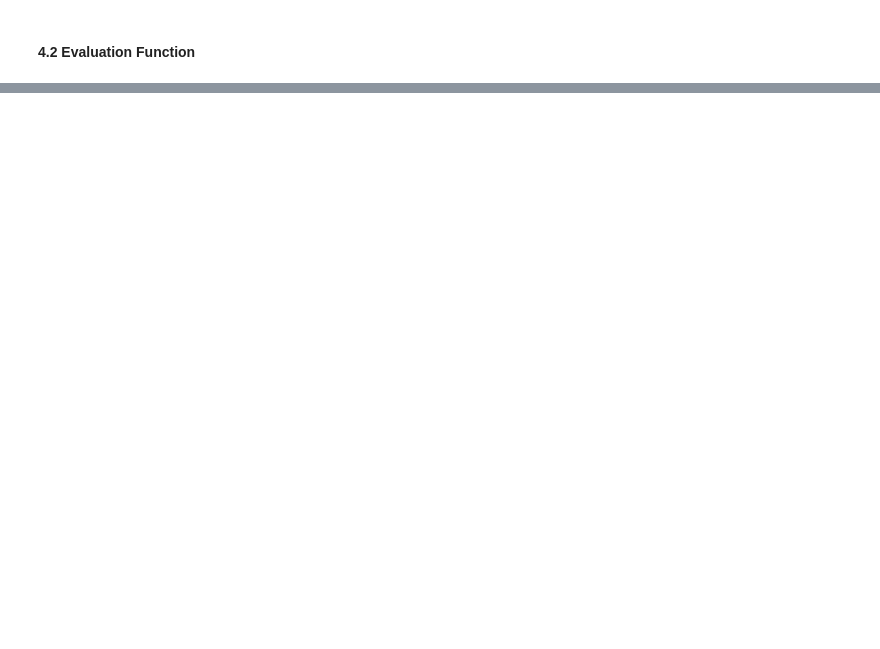
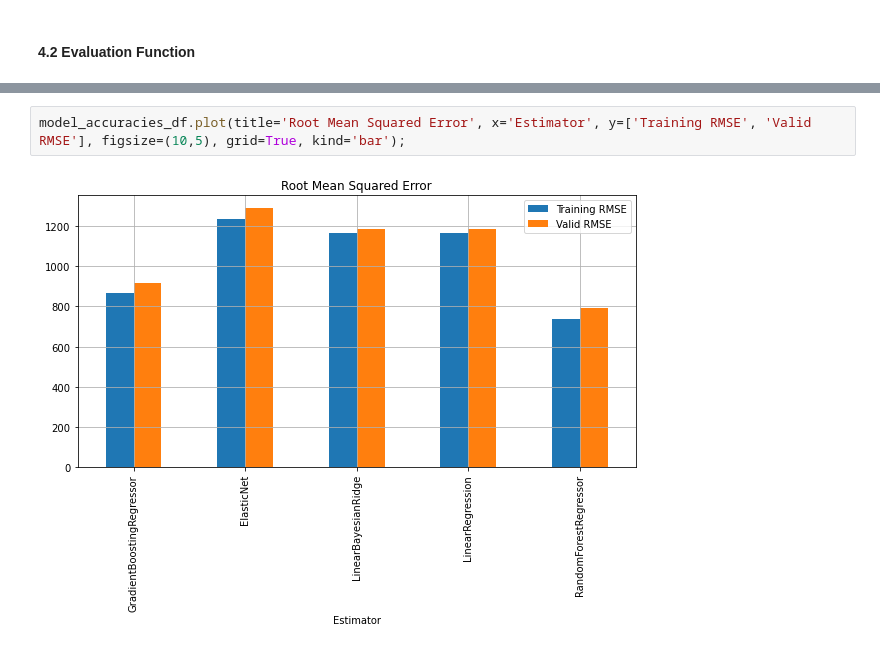
Before and after one commit to mcabanlit/drug-store-chain, a Jupyter notebook: drug-store-sales-prediction.ipynb, the cells around one changed output, grey strips where cells are left out. Cells and saved outputs as stored; diff of their text form; blank space fills up the shorter version.

```diff
--- a/drug-store-sales-prediction.ipynb
+++ b/drug-store-sales-prediction.ipynb
@@ -739,0 +726,4 @@ model_accuracies_df.plot(x='Estimator', y=['TrainingR^2', 'ValidR^2'], figsize=(
+# %%
+model_accuracies_df.plot(title='Root Mean Squared Error', x='Estimator', y=['Training RMSE', 'Valid RMSE'], figsize=(10,5), grid=True, kind='bar');
+# %% [output]
+[figure, added]
```
Also changed, not shown: parts of 127 cells of this notebook, 1 other file.
